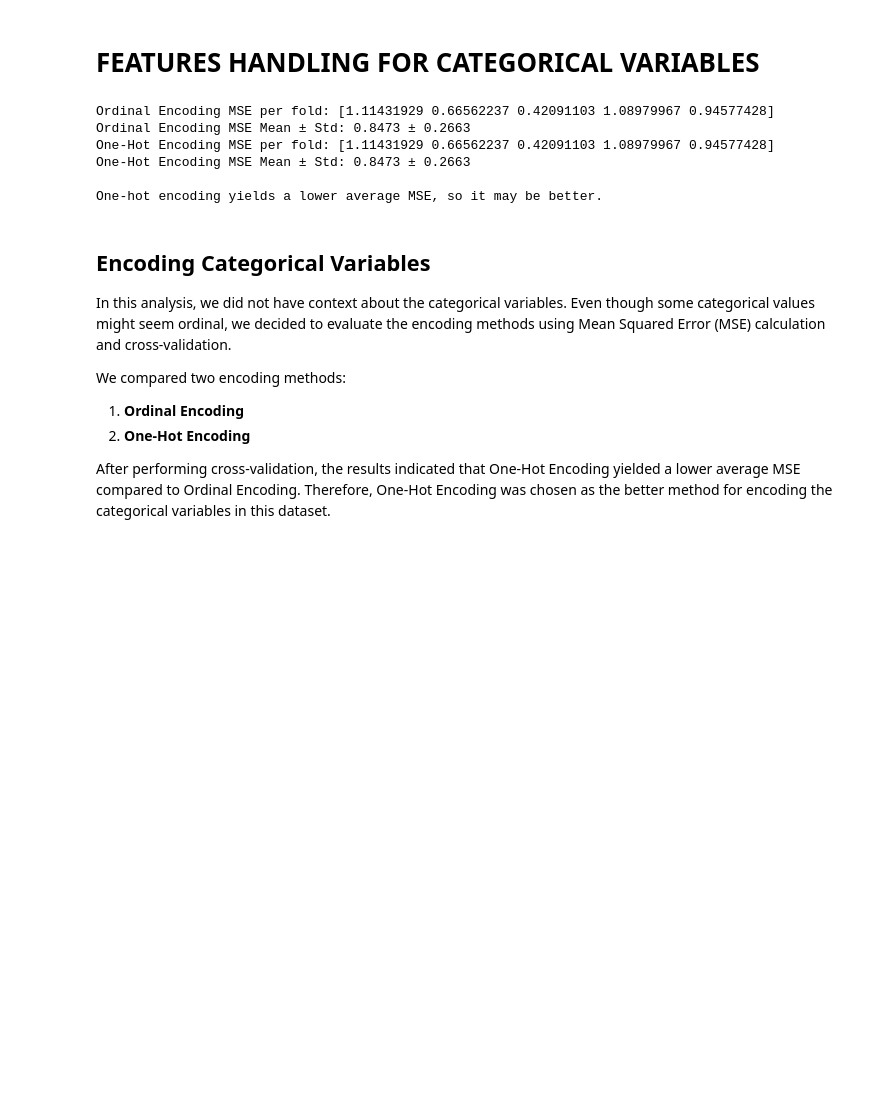
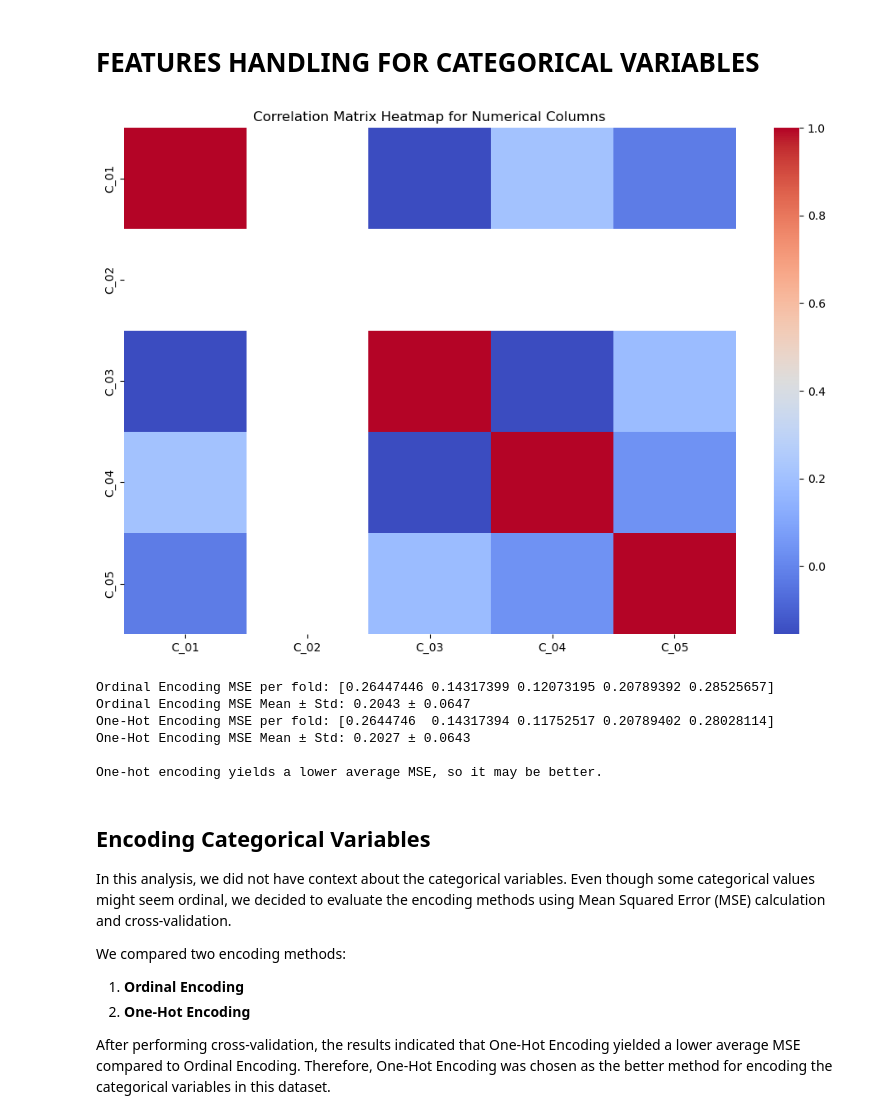
Before and after one commit to elefaill/CDA_ASSIGNMENT, a Jupyter notebook: Case 1 attached files 11 March, 2025 610 PM/script1.ipynb, the cells around one changed output. Saved outputs shown, nothing was run; the diff lists cells and outputs as text; code cells hidden in the pictures; blank space fills up the shorter version.

```diff
--- a/Case 1 attached files 11 March, 2025 610 PM/script1.ipynb
+++ b/Case 1 attached files 11 March, 2025 610 PM/script1.ipynb
@@ -167,6 +179,17 @@ X_imputed = np.hstack((X_num_imputed, X_cat_imputed))
 df_filled = pd.DataFrame(X_imputed, columns=num_cols.tolist() + cat_cols.tolist())
 # %% [markdown]
 # FEATURES HANDLING FOR CATEGORICAL VARIABLES
+# %%
+# Compute the correlation matrix for numerical columns
+correlation_matrix = df_filled[cat_cols].corr()
+
+# Plot the heatmap
+plt.figure(figsize=(12, 8))
+sns.heatmap(correlation_matrix, annot=False, cmap='coolwarm', fmt='.2f')
+plt.title("Correlation Matrix Heatmap for Numerical Columns")
+plt.show()
+# %% [output]
+[figure, added]
 # %%
 # Define X and y
 X = df_filled.drop(columns=['y'])
@@ -197,7 +220,7 @@ X_cat_onehot_encoded = onehot_encoder.fit_transform(X_cat_imputed).toarray()
 X_onehot = np.hstack((X_num_imputed, X_cat_onehot_encoded))
 
 # Evaluate each encoding method using Ridge regression and cross-validation
-ridge = ElasticNet()
+ridge = Lasso(alpha=0.05)
 cv = KFold(n_splits=5, shuffle=True, random_state=42)
 
 scores_ord = cross_val_score(ridge, X_ordinal, y, cv=cv, scoring="neg_mean_squared_error")
@@ -217,10 +240,10 @@ if mse_ord.mean() < mse_oh.mean():
 else:
     print("\nOne-hot encoding yields a lower average MSE, so it may be better.")
 # %% [output]
-Ordinal Encoding MSE per fold: [1.11431929 0.66562237 0.42091103 1.08979967 0.94577428]
-Ordinal Encoding MSE Mean ± Std: 0.8473 ± 0.2663
-One-Hot Encoding MSE per fold: [1.11431929 0.66562237 0.42091103 1.08979967 0.94577428]
-One-Hot Encoding MSE Mean ± Std: 0.8473 ± 0.2663
+Ordinal Encoding MSE per fold: [0.26447446 0.14317399 0.12073195 0.20789392 0.28525657]
+Ordinal Encoding MSE Mean ± Std: 0.2043 ± 0.0647
+One-Hot Encoding MSE per fold: [0.2644746  0.14317394 0.11752517 0.20789402 0.28028114]
+One-Hot Encoding MSE Mean ± Std: 0.2027 ± 0.0643
 
 One-hot encoding yields a lower average MSE, so it may be better.
 # %% [markdown]
```
Also changed, not shown: parts of 6 cells of this notebook, 2 other files.
